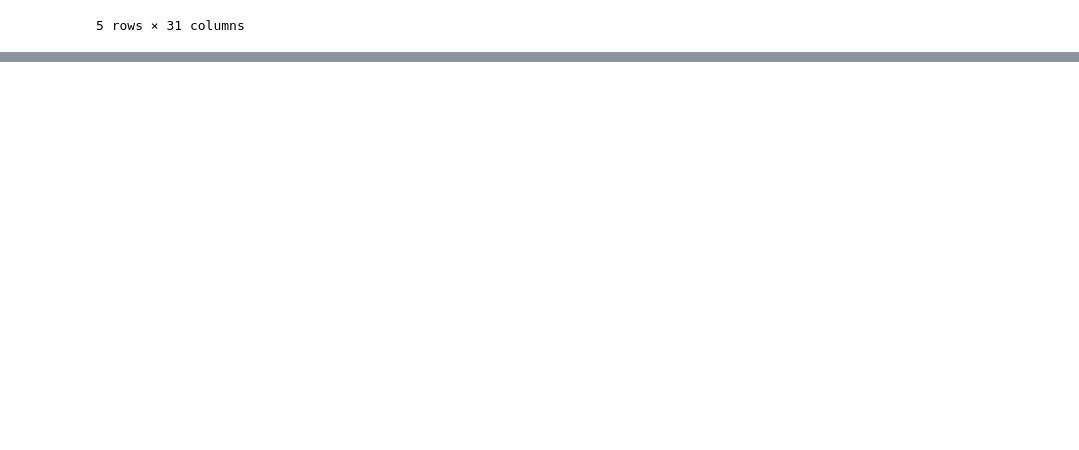
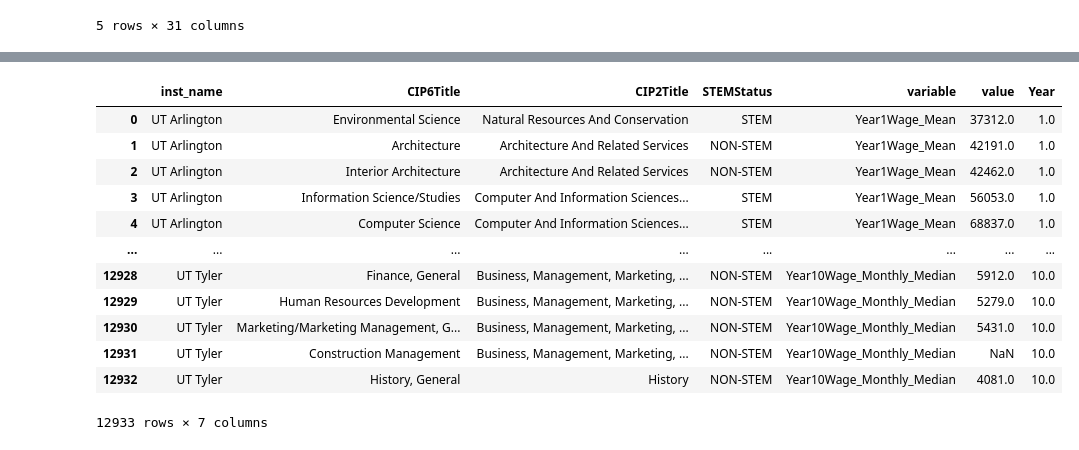
Before and after one commit to tsecrystal/cs-vis-project, a Jupyter notebook: Final_Implementation.ipynb, the cells around one changed output, grey strips where cells are left out. Drawn from its saved outputs; the diff is of its cells as text; code cells hidden in the pictures; blank space fills up the shorter version.

```diff
--- a/Final_Implementation.ipynb
+++ b/Final_Implementation.ipynb
@@ -136,9 +122,13 @@ df_median['variable'].value_counts()
 10    492
 Name: variable, dtype: int64
 # %%
-# rename "CIP6Title" to "Major" for legibility for user
-df_median.rename(columns = {'CIP6Title' : 'Major', 'value': 'Salary', 'CIP2Title' : 'Industry'}, inplace = True)
+# rename columns for legibility for user
+df_median.rename(columns = {'CIP6Title' : 'Major',
+                            'value': 'Salary',
+                            'CIP2Title' : 'Industry',
+                            'variable' : 'Year'
+                           }, inplace = True)
 
-# replace NA values for 'Major' with 'Institution Median' based on calculation above
+# replace NA values for 'Major' and 'Industry' with 'Institution Median' based on calculation above
 df_median['Major'].fillna("Institution Median", inplace = True)
 df_median['Industry'].fillna("Institution Median", inplace = True)
@@ -144,0 +151,6 @@ df_median['Industry'].fillna("Institution Median", inplace = True)
+# %%
+for i in range(0, len(df_median)):
+    if np.isnan(df_median.loc[i, 'Salary']) == False:
+        df_median.loc[i, 'f_Salary'] = "$" + str(df_median.loc[i, 'Salary'])
+
+df_median
@@ -280,8 +228,6 @@ df_industry = df[['inst_name', 'CIP6Title','CIP2Title', 'STEMStatus',
                 'Year1Wage_Mean', 'Year1Wage_Median', 'Year1Wage_Min', 'Year1Wage_Max', 'Year1Wage_P10', 'Year1Wage_P25', 'Year1Wage_P75', 'Year1Wage_P90','Year1Wage_Monthly_Median','Year5Wage_Mean', 'Year5Wage_Median', 'Year5Wage_Max' , 'Year5Wage_Min' , 'Year5Wage_P10', 'Year5Wage_P25', 'Year5Wage_P75', 'Year5Wage_P90', 'Year5Wage_Monthly_Median', 'Year10Wage_Mean' , 'Year10Wage_Median' , 'Year10Wage_Max' ,'Year10Wage_Min' , 'Year10Wage_P10' , 'Year10Wage_P25' , 'Year10Wage_P75' , 'Year10Wage_P90', 'Year10Wage_Monthly_Median']]
 
 df_industry.head()
-df_ind_austin = df_industry.copy()
-df_ind_austin.head()
 # %% [output]
 |  | inst_name | CIP6Title | CIP2Title | STEMStatus | Year1Wage_Mean | Year1Wage_Median | Year1Wage_Min | ... |
 | 0 | UT Arlington | Environmental Science | Natural Resources And Conservation | STEM | 37312.0 | 37991.0 | 13600.0 | ... |
@@ -290,3 +236,9 @@ df_ind_austin.head()
 | 3 | UT Arlington | Information Science/Studies | Computer And Information Sciences... | STEM | 56053.0 | 54515.0 | 13530.0 | ... |
 | 4 | UT Arlington | Computer Science | Computer And Information Sciences... | STEM | 68837.0 | 72212.0 | 13348.0 | ... |
 5 rows × 31 columns
+# %%
+df_industry = pd.melt(df_industry,
+               id_vars=['inst_name', 'CIP6Title', 'CIP2Title', 'STEMStatus'],
+               value_vars=['Year1Wage_Mean', 'Year1Wage_Median', 'Year1Wage_Min', 'Year1Wage_Max', 'Year1Wage_P10', 'Year1Wage_P25', 'Year1Wage_P75', 'Year1Wage_P90','Year1Wage_Monthly_Median','Year5Wage_Mean', 'Year5Wage_Median', 'Year5Wage_Max' , 'Year5Wage_Min' , 'Year5Wage_P10', 'Year5Wage_P25', 'Year5Wage_P75', 'Year5Wage_P90', 'Year5Wage_Monthly_Median', 'Year10Wage_Mean' , 'Year10Wage_Median' , 'Year10Wage_Max' ,'Year10Wage_Min' , 'Year10Wage_P10' , 'Year10Wage_P25' , 'Year10Wage_P75' , 'Year10Wage_P90', 'Year10Wage_Monthly_Median'])
+
+df_industry
@@ -293,3 +259,28 @@ df_ind_austin.head()
+# %%
+# convert year 1 wage to just a number of 1... make it continuous
+for i in range(0, len(df_industry)):
+    if df_industry.loc[i, 'variable'].startswith('Year1Wage'):
+        df_industry.loc[i, 'Year'] = 1
+    elif df_industry.loc[i, 'variable'].startswith('Year5Wage'):
+        df_industry.loc[i, 'Year'] = 5
+    else:
+        df_industry.loc[i, 'Year'] = 10
+
+df_industry
+# %% [output]
+|  | inst_name | CIP6Title | CIP2Title | STEMStatus | variable | value | Year |
+| 0 | UT Arlington | Environmental Science | Natural Resources And Conservation | STEM | Year1Wage_Mean | 37312.0 | 1.0 |
+| 1 | UT Arlington | Architecture | Architecture And Related Services | NON-STEM | Year1Wage_Mean | 42191.0 | 1.0 |
+| 2 | UT Arlington | Interior Architecture | Architecture And Related Services | NON-STEM | Year1Wage_Mean | 42462.0 | 1.0 |
+| 3 | UT Arlington | Information Science/Studies | Computer And Information Sciences... | STEM | Year1Wage_Mean | 56053.0 | 1.0 |
+| 4 | UT Arlington | Computer Science | Computer And Information Sciences... | STEM | Year1Wage_Mean | 68837.0 | 1.0 |
+| ... | ... | ... | ... | ... | ... | ... | ... |
+| 12928 | UT Tyler | Finance, General | Business, Management, Marketing, ... | NON-STEM | Year10Wage_Monthly_Median | 5912.0 | 10.0 |
+| 12929 | UT Tyler | Human Resources Development | Business, Management, Marketing, ... | NON-STEM | Year10Wage_Monthly_Median | 5279.0 | 10.0 |
+| 12930 | UT Tyler | Marketing/Marketing Management, G... | Business, Management, Marketing, ... | NON-STEM | Year10Wage_Monthly_Median | 5431.0 | 10.0 |
+| 12931 | UT Tyler | Construction Management | Business, Management, Marketing, ... | NON-STEM | Year10Wage_Monthly_Median | NaN | 10.0 |
+| 12932 | UT Tyler | History, General | History | NON-STEM | Year10Wage_Monthly_Median | 4081.0 | 10.0 |
+12933 rows × 7 columns
 # %%
 alt.data_transformers.disable_max_rows()
 
```
Also changed, not shown: parts of 15 cells of this notebook.
